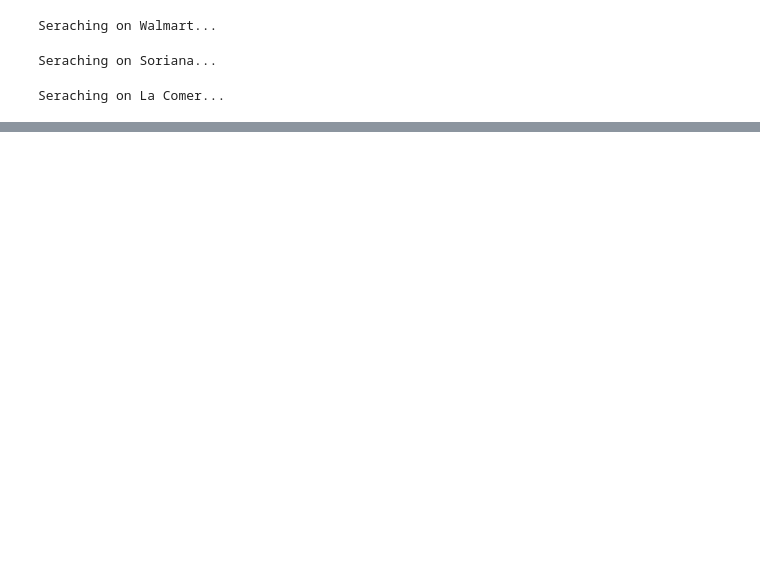
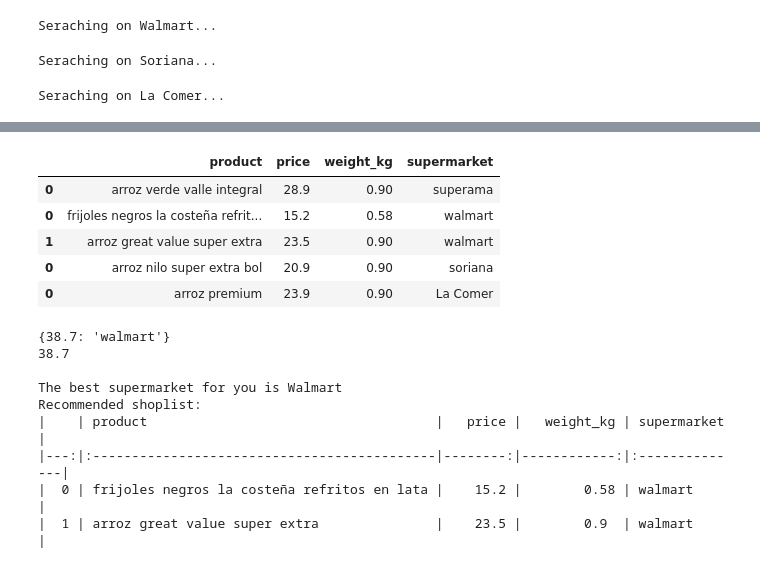
Before and after one commit to albertopformoso/Best-Shoplist-Final-Project, a Jupyter notebook: main.ipynb, the cells around one changed output, grey strips where cells are left out. Drawn from its saved outputs; the diff is of its cells as text; code cells hidden in the pictures; blank space fills up the shorter version.

```diff
--- a/main.ipynb
+++ b/main.ipynb
@@ -259,7 +259,9 @@ def best_options(shop_lst, df):
 
     df_clean = pd.DataFrame()
     for product in shop_lst:
-        current_df = df[df['product'].str.contains(product)]
+        product = product.split()[0]
+        #print(product, type(product))
+        current_df = df[df['product'].astype(str).str.contains(r'%s' % product)]
 
         q1_weight, q3_weight = current_df['weight_kg'].quantile([0.05,0.95])
         q1_price, q3_price = current_df['price'].quantile([0.05,0.95])
@@ -415,7 +452,8 @@ def shop_cart(df, shoplist, name):
 
 # Soriana -------------------------------
     if name == 'soriana':
-        label = Label(window, text = '\nSorry, option currently not supported for Soriana', font='Helvetica 9'); label.pack()
+        driver.close()
+        label = Label(master, text = '\nSorry, option currently not supported for Soriana', font='Helvetica 9'); label.pack()
 
 # La Comer -------------------------------
     if name == 'la comer':
@@ -564,61 +602,45 @@ def main_run(txt):
     print(full_df.to_markdown())
     full_df.to_csv('data/market_prices.csv')
 
-    superama_best = pd.DataFrame()
-    walmart_best  = pd.DataFrame()
-    soriana_best  = pd.DataFrame()
-    comer_best    = pd.DataFrame()
+    superama_best = filter_selection(superama_df, shop_lst)
+    walmart_best  = filter_selection(walmart_df, shop_lst)
+    soriana_best  = filter_selection(soriana_df, shop_lst)
+    comer_best    = filter_selection(comer_df, shop_lst)
 
-    for product in shop_lst:
-        temp = superama_df[superama_df['product'].str.contains(r'%s' % product)]
-        temp['rel'] = temp['price']/temp['weight_kg']
-        temp = temp[temp['rel'] == temp['rel'].min()]
-        temp.drop('rel', axis=1, inplace=True)
-        temp.drop_duplicates(subset=['price','weight_kg'], keep='first', inplace=True)
-        superama_best = pd.concat([superama_best, temp], axis = 0).reset_index(drop=True)
+    supermarkets = {superama_best['price'].sum():'superama', walmart_best['price'].sum():'walmart',
+                    soriana_best['price'].sum():'soriana', comer_best['price'].sum():'la comer'}
+    print(supermarkets)
+    display(pd.concat([superama_best, walmart_best, soriana_best, comer_best],axis=0))
 
-        temp = walmart_df[walmart_df['product'].str.contains(r'%s' % product)]
-        temp['rel'] = temp['price']/temp['weight_kg']
-        temp = temp[temp['rel'] == temp['rel'].min()]
-        temp.drop('rel', axis=1, inplace=True)
-        temp.drop_duplicates(subset=['price','weight_kg'], keep='first', inplace=True)
-        walmart_best = pd.concat([walmart_best, temp], axis = 0).reset_index(drop=True)
+    mv = min(supermarkets.keys())
+    for df in [superama_best, walmart_best, soriana_best,comer_best]:
+        if df.shape[0] != len(shop_lst):
+            del supermarkets[mv]
+            mv = min(supermarkets.keys())
 
-        temp = soriana_df[soriana_df['product'].str.contains(r'%s' % product)]
-        temp['rel'] = temp['price']/temp['weight_kg']
-        temp = temp[temp['rel'] == temp['rel'].min()]
-        temp.drop('rel', axis=1, inplace=True)
-        temp.drop_duplicates(subset=['price','weight_kg'], keep='first', inplace=True)
-        soriana_best = pd.concat([soriana_best, temp], axis = 0).reset_index(drop=True)
+    mv = min(supermarkets.keys())
+    print(supermarkets)
+    print(mv)
 
-        temp = comer_df[comer_df['product'].str.contains(r'%s' % product)]
-        temp['rel'] = temp['price']/temp['weight_kg']
-        temp = temp[temp['rel'] == temp['rel'].min()]
-        temp = temp[temp['rel'] == temp['rel'].min()]
-        temp.drop('rel', axis=1, inplace=True)
-        temp.drop_duplicates(subset=['price','weight_kg'], keep='first', inplace=True)
-        comer_best = pd.concat([comer_best, temp], axis = 0).reset_index(drop=True)
 
-    supermarkets = {'superama':superama_best['price'].sum(), 'walmart':walmart_best['price'].sum(),
-                    'soriana':soriana_best['price'].sum(), 'la comer':comer_best['price'].sum()}
-
-    if (min(supermarkets) == 'superama') & (len(shop_lst)==superama_best.shape[0]):
+    if (supermarkets[mv] == 'superama') and (len(shop_lst)==superama_best.shape[0]):
         final_shoplist(superama_best, 'superama')
         name = 'superama'
         final_list = superama_best
-    elif (min(supermarkets) == 'walmart') & (len(shop_lst)==walmart_best.shape[0]):
+    elif (supermarkets[mv] == 'walmart') and (len(shop_lst)==walmart_best.shape[0]):
         final_shoplist(walmart_best, 'walmart')
         name = 'walmart'
         final_list = walmart_best
-    elif (min(supermarkets) == 'soriana') & (len(shop_lst)==soriana_best.shape[0]):
+    elif (supermarkets[mv] == 'soriana') and (len(shop_lst)==soriana_best.shape[0]):
         final_shoplist(soriana_best, 'soriana')
         name = 'soriana'
         final_list = soriana_best
-    elif (min(supermarkets) == 'la comer') & (len(shop_lst)==comer_best.shape[0]):
+    elif (supermarkets[mv] == 'la comer') and (len(shop_lst)==comer_best.shape[0]):
         final_shoplist(comer_best, 'la comer')
         name = 'la comer'
         final_list = comer_best
     else:
+        print('error')
         final_shoplist(walmart_best, 'walmart')
         name = 'walmart'
         final_list = walmart_best
@@ -666,0 +690,15 @@ Recommended shoplist:
+|  | product | price | weight_kg | supermarket |
+| 0 | arroz verde valle integral | 28.9 | 0.90 | superama |
+| 0 | frijoles negros la costeña refrit... | 15.2 | 0.58 | walmart |
+| 1 | arroz great value super extra | 23.5 | 0.90 | walmart |
+| 0 | arroz nilo super extra bol | 20.9 | 0.90 | soriana |
+| 0 | arroz premium | 23.9 | 0.90 | La Comer |
+{38.7: 'walmart'}
+38.7
+
+The best supermarket for you is Walmart
+Recommended shoplist:
+|    | product                                     |   price |   weight_kg | supermarket   |
+|---:|:--------------------------------------------|--------:|------------:|:--------------|
+|  0 | frijoles negros la costeña refritos en lata |    15.2 |        0.58 | walmart       |
+|  1 | arroz great value super extra               |    23.5 |        0.9  | walmart       |
```
Also changed, not shown: parts of 6 cells of this notebook, 3 other files.
